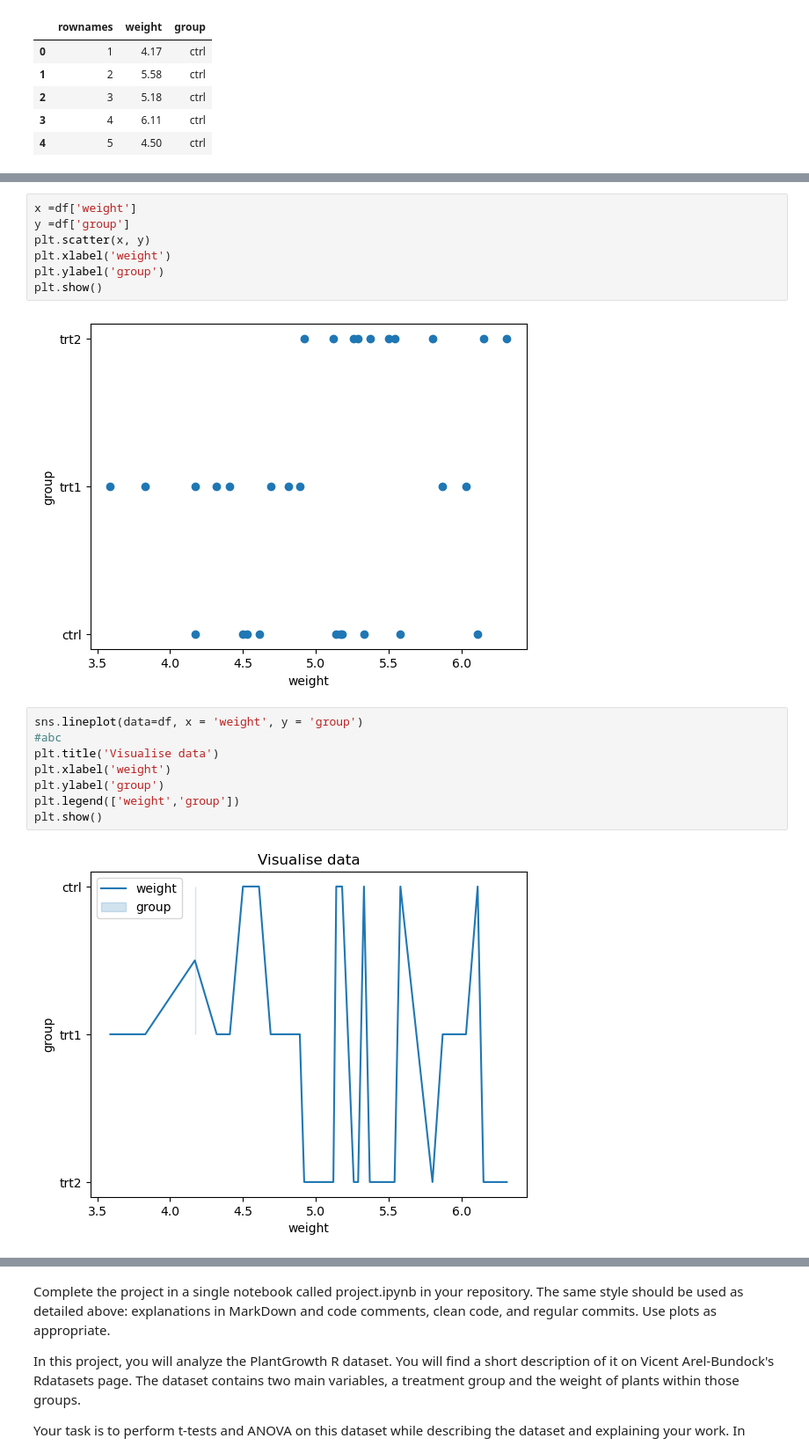
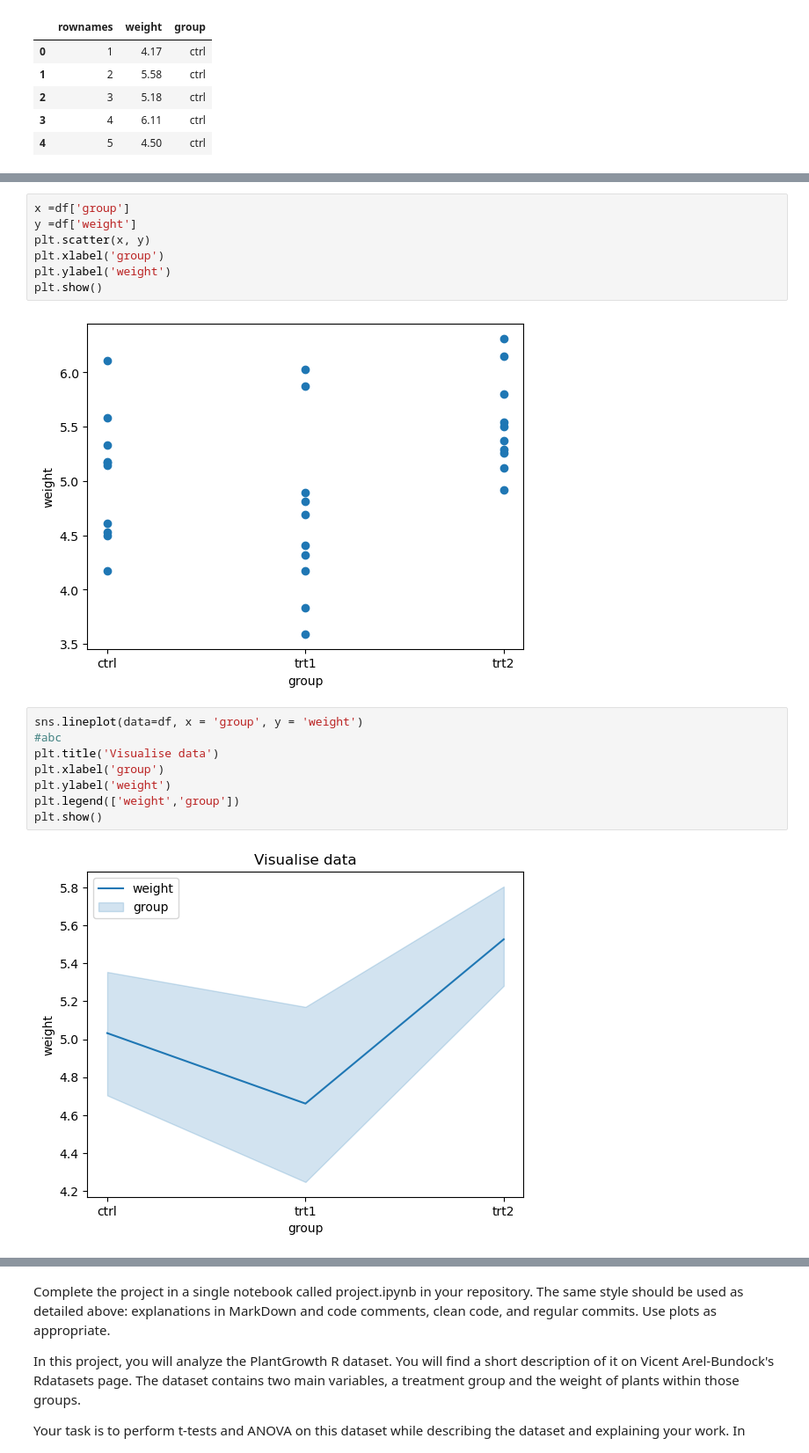
Before and after one commit to dectan/applied_statistics, a Jupyter notebook: project.ipynb, the cells around one changed output, grey strips where cells are left out. Shown at 88% size. Saved outputs shown, nothing was run; the diff lists cells and outputs as text.

```diff
--- a/project.ipynb
+++ b/project.ipynb
@@ -57,19 +73,19 @@ df.head(5)
 # %%
-x =df['weight']
-y =df['group']
+x =df['group']
+y =df['weight']
 plt.scatter(x, y)
-plt.xlabel('weight')
-plt.ylabel('group')
+plt.xlabel('group')
+plt.ylabel('weight')
 plt.show()
 # %% [output]
-[figure, old version]
+[figure, new version]
 # %%
-sns.lineplot(data=df, x = 'weight', y = 'group')
+sns.lineplot(data=df, x = 'group', y = 'weight')
 #abc
 plt.title('Visualise data')
-plt.xlabel('weight')
-plt.ylabel('group')
+plt.xlabel('group')
+plt.ylabel('weight')
 plt.legend(['weight','group'])
 plt.show()
 # %% [output]
-[figure, old version]
+[figure, new version]
```
Also changed, not shown: parts of 5 cells of this notebook, 1 other file.
